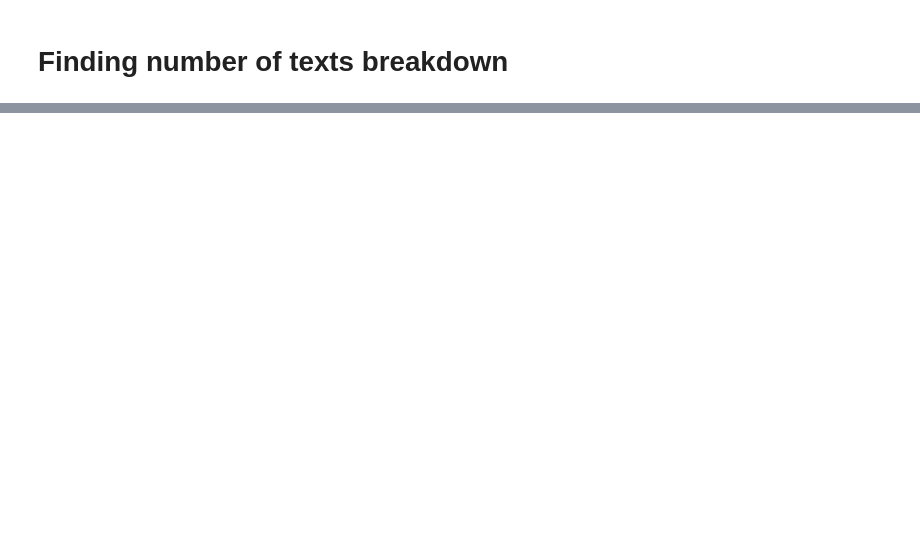
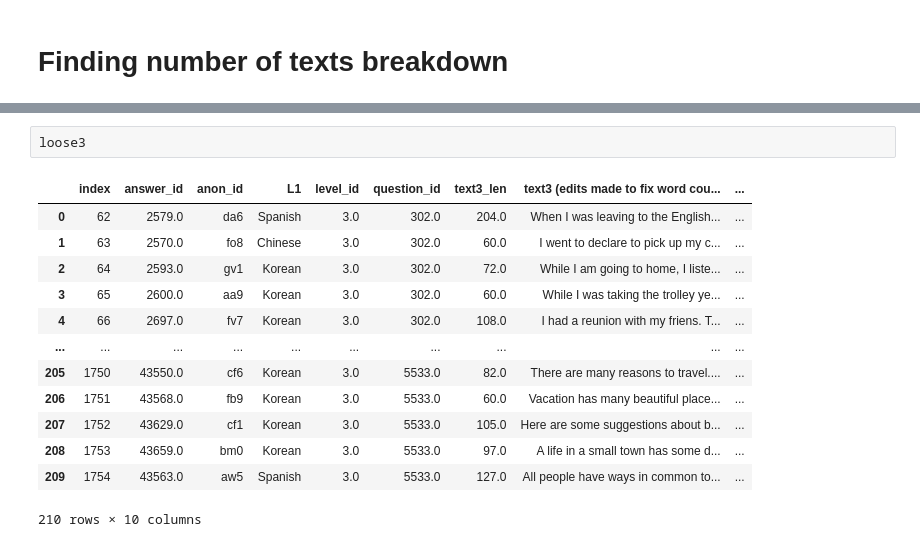
Before and after one commit to mencer456/LRDC-Research, a Jupyter notebook: SlideStats.ipynb, the cells around one changed output, grey strips where cells are left out. Saved outputs shown, nothing was run; the diff lists cells and outputs as text; blank space fills up the shorter version.

```diff
--- a/SlideStats.ipynb
+++ b/SlideStats.ipynb
@@ -476,0 +437,16 @@ unique_t
+# %%
+loose3
+# %% [output]
+|  | index | answer_id | anon_id | L1 | level_id | question_id | text3_len | text3 (edits made to fix word cou... | ... |
+| 0 | 62 | 2579.0 | da6 | Spanish | 3.0 | 302.0 | 204.0 | When I was leaving to the English... | ... |
+| 1 | 63 | 2570.0 | fo8 | Chinese | 3.0 | 302.0 | 60.0 | I went to declare to pick up my c... | ... |
+| 2 | 64 | 2593.0 | gv1 | Korean | 3.0 | 302.0 | 72.0 | While I am going to home, I liste... | ... |
+| 3 | 65 | 2600.0 | aa9 | Korean | 3.0 | 302.0 | 60.0 | While I was taking the trolley ye... | ... |
+| 4 | 66 | 2697.0 | fv7 | Korean | 3.0 | 302.0 | 108.0 | I had a reunion with my friens. T... | ... |
+| ... | ... | ... | ... | ... | ... | ... | ... | ... | ... |
+| 205 | 1750 | 43550.0 | cf6 | Korean | 3.0 | 5533.0 | 82.0 | There are many reasons to travel.... | ... |
+| 206 | 1751 | 43568.0 | fb9 | Korean | 3.0 | 5533.0 | 60.0 | Vacation has many beautiful place... | ... |
+| 207 | 1752 | 43629.0 | cf1 | Korean | 3.0 | 5533.0 | 105.0 | Here are some suggestions about b... | ... |
+| 208 | 1753 | 43659.0 | bm0 | Korean | 3.0 | 5533.0 | 97.0 | A life in a small town has some d... | ... |
+| 209 | 1754 | 43563.0 | aw5 | Spanish | 3.0 | 5533.0 | 127.0 | All people have ways in common to... | ... |
+210 rows × 10 columns
```
Also changed, not shown: parts of 35 cells of this notebook, 1 other file.
